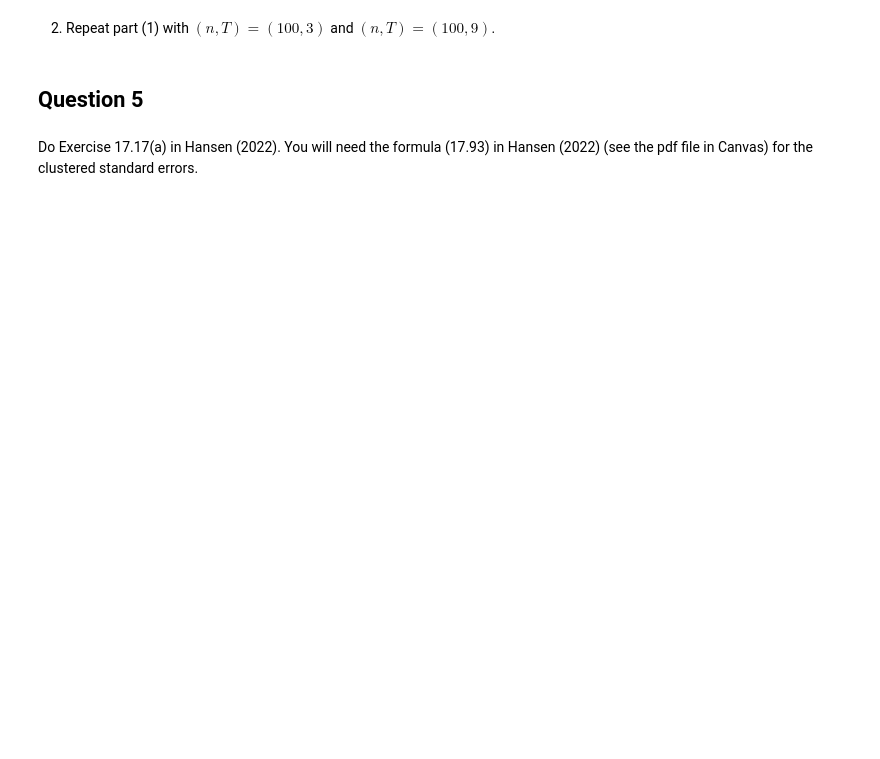
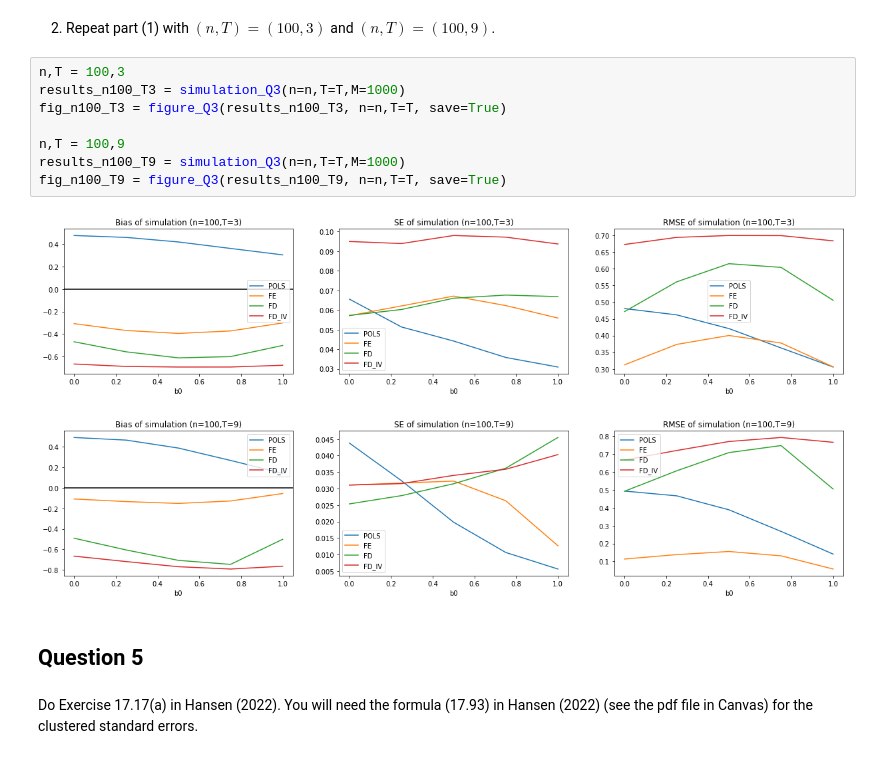
Before and after one commit to Econ522/ps1-won-jun-choi, a Jupyter notebook: PS1.ipynb, the cells around one changed output. Saved outputs shown, nothing was run; the diff lists cells and outputs as text; blank space fills up the shorter version.

```diff
--- a/PS1.ipynb
+++ b/PS1.ipynb
@@ -23,5 +219,16 @@ You may then compute the aforementioned estimators with the generated sample. Re
 # %% [markdown]
 2. Repeat part (1) with $(n,T)=(100,3)$ and $(n,T)=(100,9)$.
+# %%
+n,T = 100,3
+results_n100_T3 = simulation_Q3(n=n,T=T,M=1000)
+fig_n100_T3 = figure_Q3(results_n100_T3, n=n,T=T, save=True)
+
+n,T = 100,9
+results_n100_T9 = simulation_Q3(n=n,T=T,M=1000)
+fig_n100_T9 = figure_Q3(results_n100_T9, n=n,T=T, save=True)
+# %% [output]
+[figure, added]
+[figure, added]
 # %% [markdown]
 ## Question 5
 # %% [markdown]
```
Also changed, not shown: parts of 1 cell of this notebook, 5 other files.
